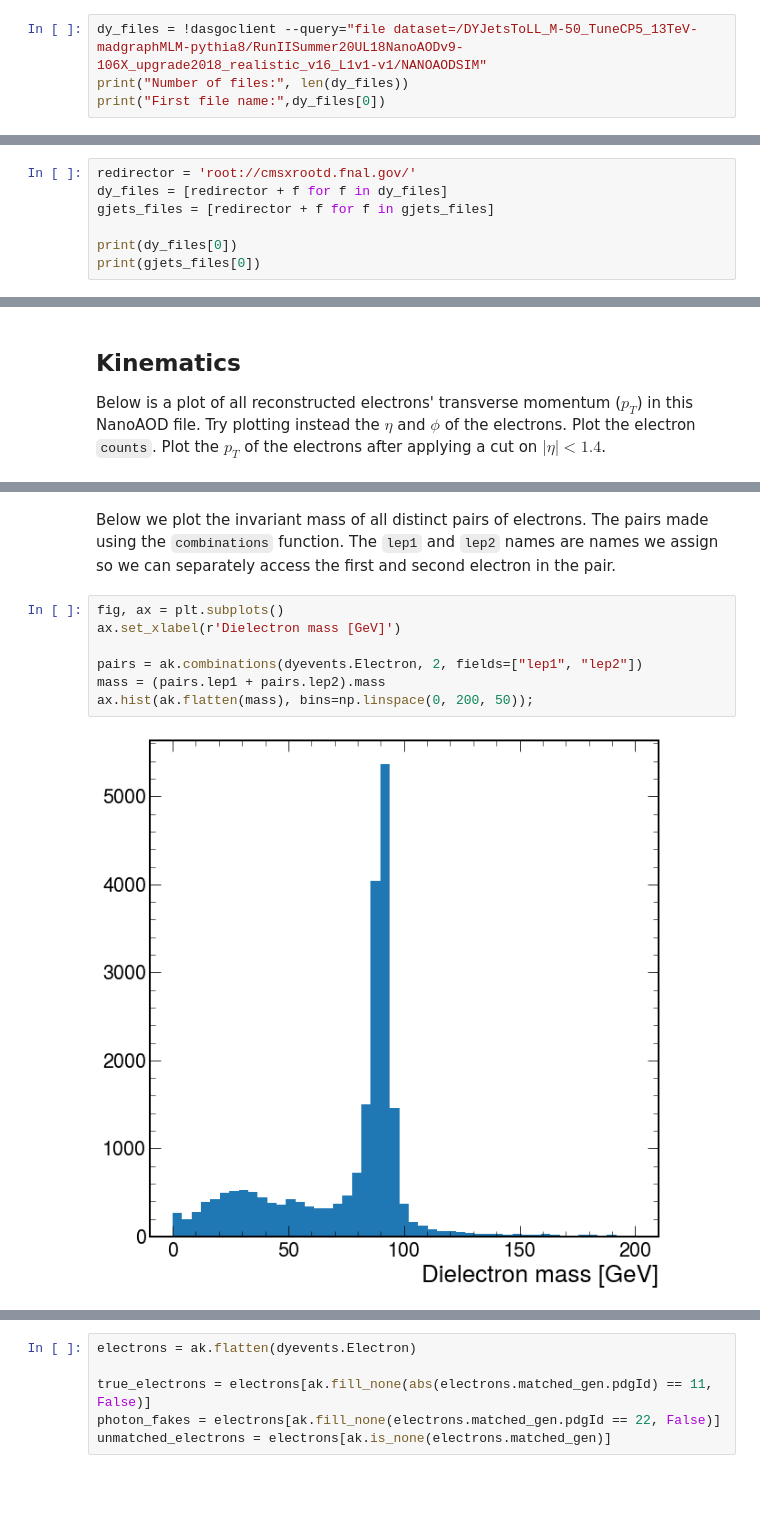
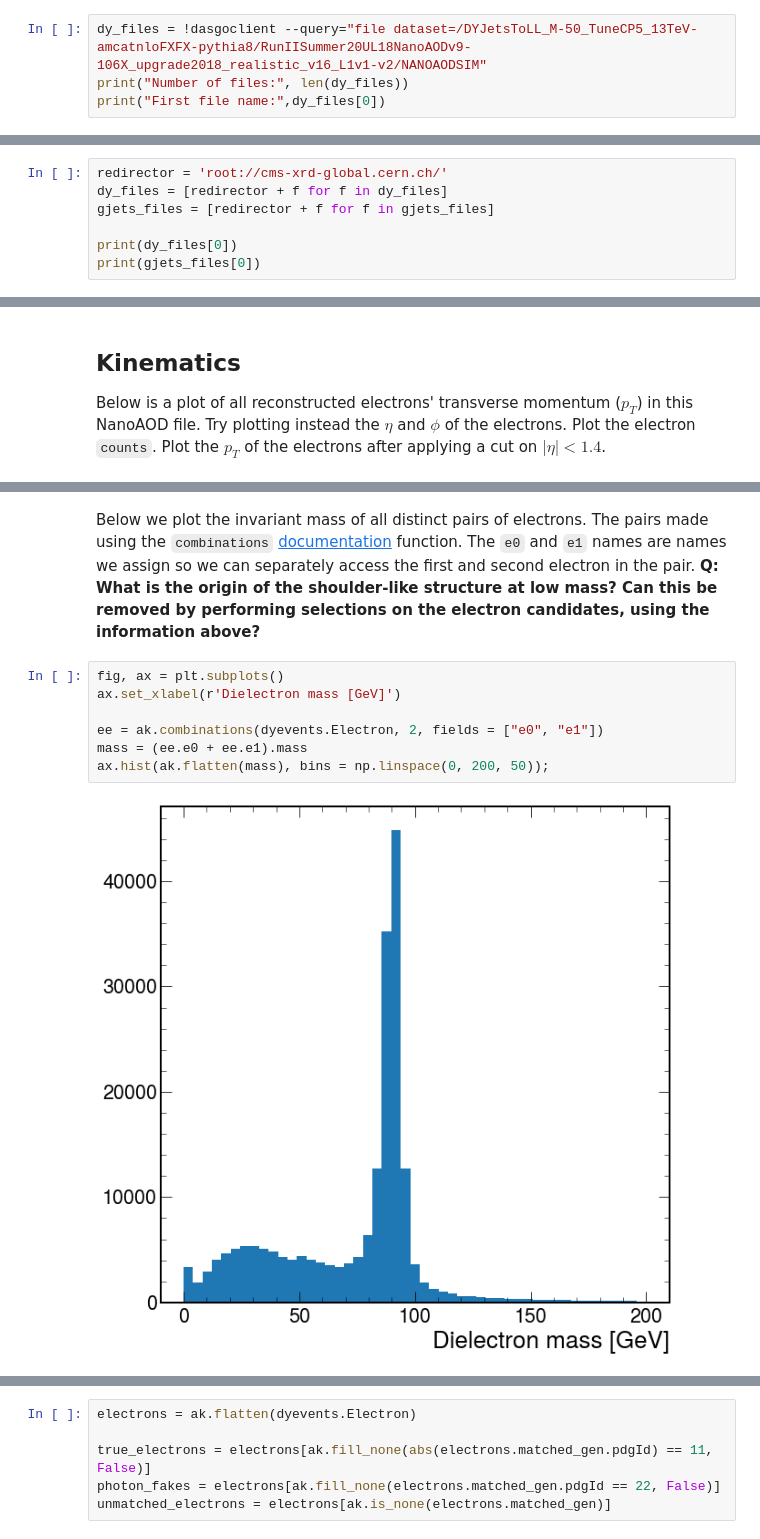
Before and after one commit to FNALLPC/egamma-hats, a Jupyter notebook: exercise.ipynb, the cells around one changed output, grey strips where cells are left out. Cells and saved outputs as stored; diff of their text form; blank space fills up the shorter version.

```diff
--- a/exercise.ipynb
+++ b/exercise.ipynb
@@ -40,5 +40,5 @@ Let's use the LO sample.  Below, we query the files belonging to the dataset, an
 # %%
-dy_files = !dasgoclient --query="file dataset=/DYJetsToLL_M-50_TuneCP5_13TeV-madgraphMLM-pythia8/RunIISummer20UL18NanoAODv9-106X_upgrade2018_realistic_v16_L1v1-v1/NANOAODSIM"
+dy_files = !dasgoclient --query="file dataset=/DYJetsToLL_M-50_TuneCP5_13TeV-amcatnloFXFX-pythia8/RunIISummer20UL18NanoAODv9-106X_upgrade2018_realistic_v16_L1v1-v2/NANOAODSIM"
 print("Number of files:", len(dy_files))
 print("First file name:",dy_files[0])
 # %% [output]
@@ -65,5 +65,5 @@ The files we've identified above are all LFNs (Logical File Names), and they alo
 # %%
-redirector = 'root://cmsxrootd.fnal.gov/'
+redirector = 'root://cms-xrd-global.cern.ch/'
 dy_files = [redirector + f for f in dy_files]
 gjets_files = [redirector + f for f in gjets_files]
 
@@ -242,13 +242,13 @@ ax.hist(ak.flatten(dyevents.Electron.pt), bins=np.linspace(0, 200, 50));
 # %% [markdown]
-Below we plot the invariant mass of all distinct pairs of electrons. The pairs made using the `combinations` function. The `lep1` and `lep2` names are names we assign so we can separately access the first and second electron in the pair.
+Below we plot the invariant mass of all distinct pairs of electrons. The pairs made using the `combinations` [documentation](https://awkward-array.org/doc/main/reference/generated/ak.combinations.html) function. The `e0` and `e1` names are names we assign so we can separately access the first and second electron in the pair. **Q: What is the origin of the shoulder-like structure at low mass? Can this be removed by performing selections on the electron candidates, using the information above?**
 # %%
 fig, ax = plt.subplots()
 ax.set_xlabel(r'Dielectron mass [GeV]')
 
-pairs = ak.combinations(dyevents.Electron, 2, fields=["lep1", "lep2"])
-mass = (pairs.lep1 + pairs.lep2).mass
-ax.hist(ak.flatten(mass), bins=np.linspace(0, 200, 50));
+ee = ak.combinations(dyevents.Electron, 2, fields = ["e0", "e1"])
+mass = (ee.e0 + ee.e1).mass
+ax.hist(ak.flatten(mass), bins = np.linspace(0, 200, 50));
 # %% [output]
-[figure, old version]
+[figure, new version]
 # %% [markdown]
 ## Ground truth
```
Also changed, not shown: parts of 37 cells of this notebook.
